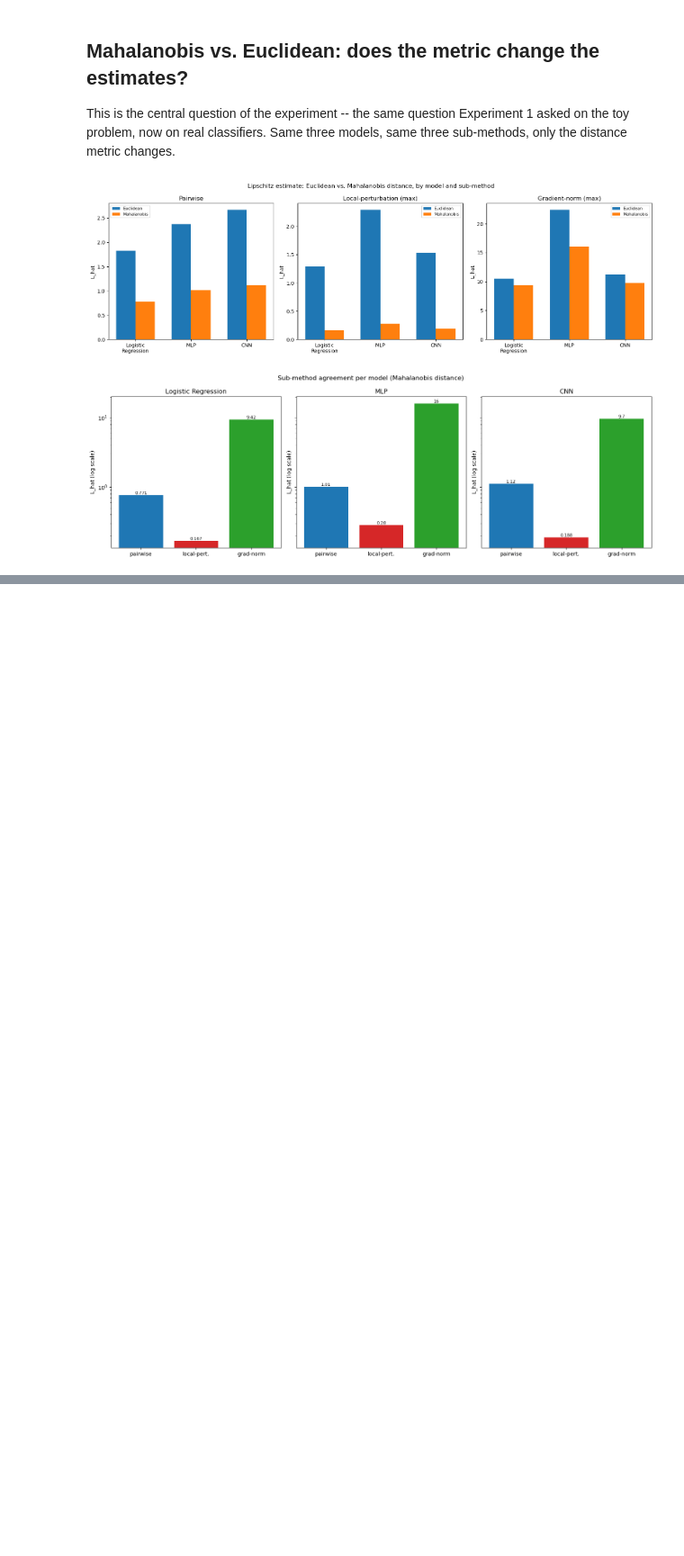
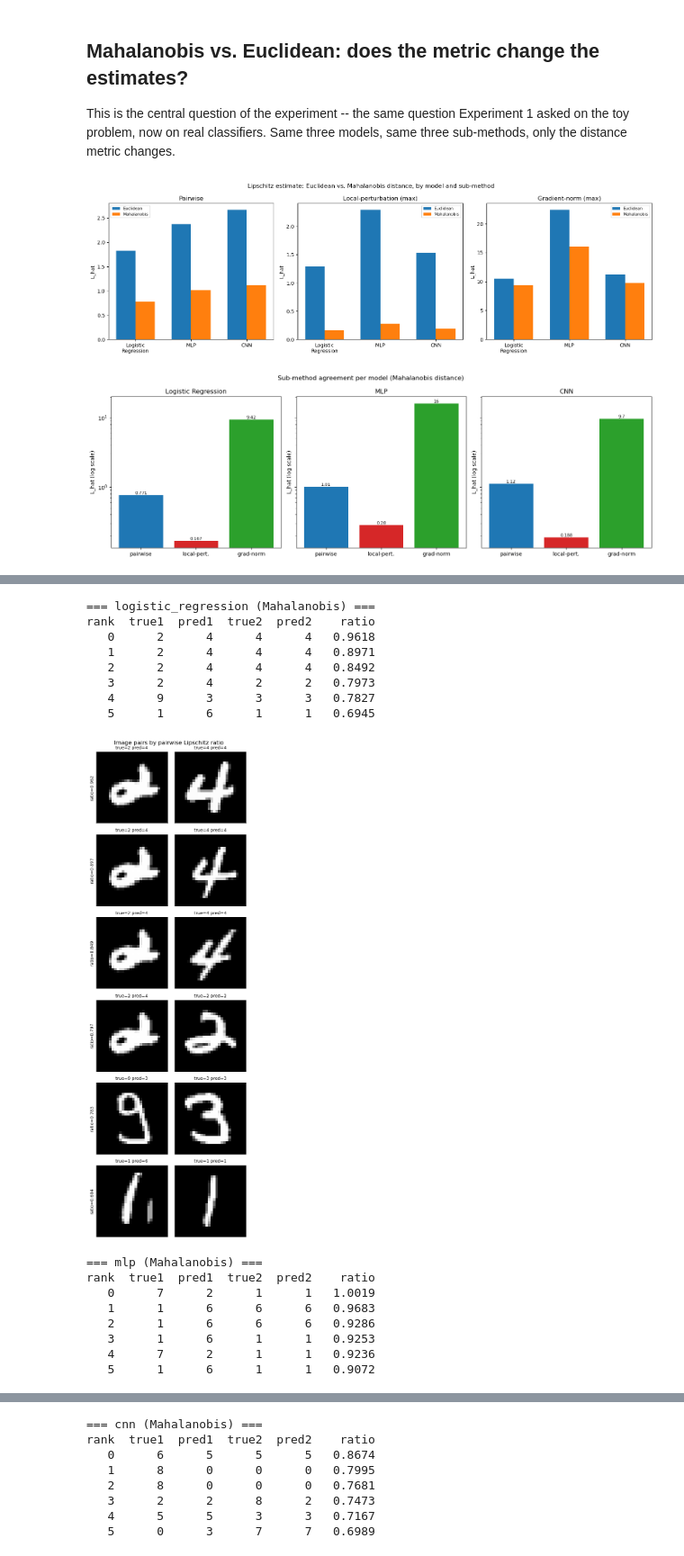
Before and after one commit to Kilobyte947/Datasig, a Jupyter notebook: mnist_lipschitz/notebook_mnist_lipschitz.ipynb, the cells around one changed output, grey strips where cells are left out. Shown at 90% size. Drawn from its saved outputs; the diff is of its cells as text; code cells hidden in the pictures; blank space fills up the shorter version.

```diff
--- a/mnist_lipschitz/notebook_mnist_lipschitz.ipynb
+++ b/mnist_lipschitz/notebook_mnist_lipschitz.ipynb
@@ -284,0 +369,30 @@ rank  true1  pred1  true2  pred2    ratio
+# %%
+for name in ["logistic_regression", "mlp", "cnn"]:
+    top_pairs = ratio_dist_mahalanobis_results[name]["top_near_neighbor_pairs"]
+
+    print(f"=== {name} (Mahalanobis) ===")
+    print(f"{'rank':>4}{'true1':>7}{'pred1':>7}{'true2':>7}{'pred2':>7}{'ratio':>9}")
+    for rank, (img1, img2, true1, pred1, true2, pred2, ratio) in enumerate(top_pairs):
+        print(f"{rank:>4}{true1:>7}{pred1:>7}{true2:>7}{pred2:>7}{ratio:>9.4f}")
+
+    fig = plots.plot_image_pairs(
+        top_pairs, save_path=run_experiment.RESULTS_DIR / f"top_near_neighbor_pairs_mahalanobis_{name}.png")
+    display(fig)
+# %% [output]
+=== logistic_regression (Mahalanobis) ===
+rank  true1  pred1  true2  pred2    ratio
+   0      2      4      4      4   0.9618
+   1      2      4      4      4   0.8971
+   2      2      4      4      4   0.8492
+   3      2      4      2      2   0.7973
+   4      9      3      3      3   0.7827
+   5      1      6      1      1   0.6945
+[figure, added]
+=== mlp (Mahalanobis) ===
+rank  true1  pred1  true2  pred2    ratio
+   0      7      2      1      1   1.0019
+   1      1      6      6      6   0.9683
+   2      1      6      6      6   0.9286
+   3      1      6      1      1   0.9253
+   4      7      2      1      1   0.9236
+   5      1      6      1      1   0.9072
@@ -284,0 +400,8 @@ rank  true1  pred1  true2  pred2    ratio
+=== cnn (Mahalanobis) ===
+rank  true1  pred1  true2  pred2    ratio
+   0      6      5      5      5   0.8674
+   1      8      0      0      0   0.7995
+   2      8      0      0      0   0.7681
+   3      2      2      8      2   0.7473
+   4      5      5      3      3   0.7167
+   5      0      3      7      7   0.6989
```
Also changed, not shown: parts of 17 cells of this notebook, 3 other files.
